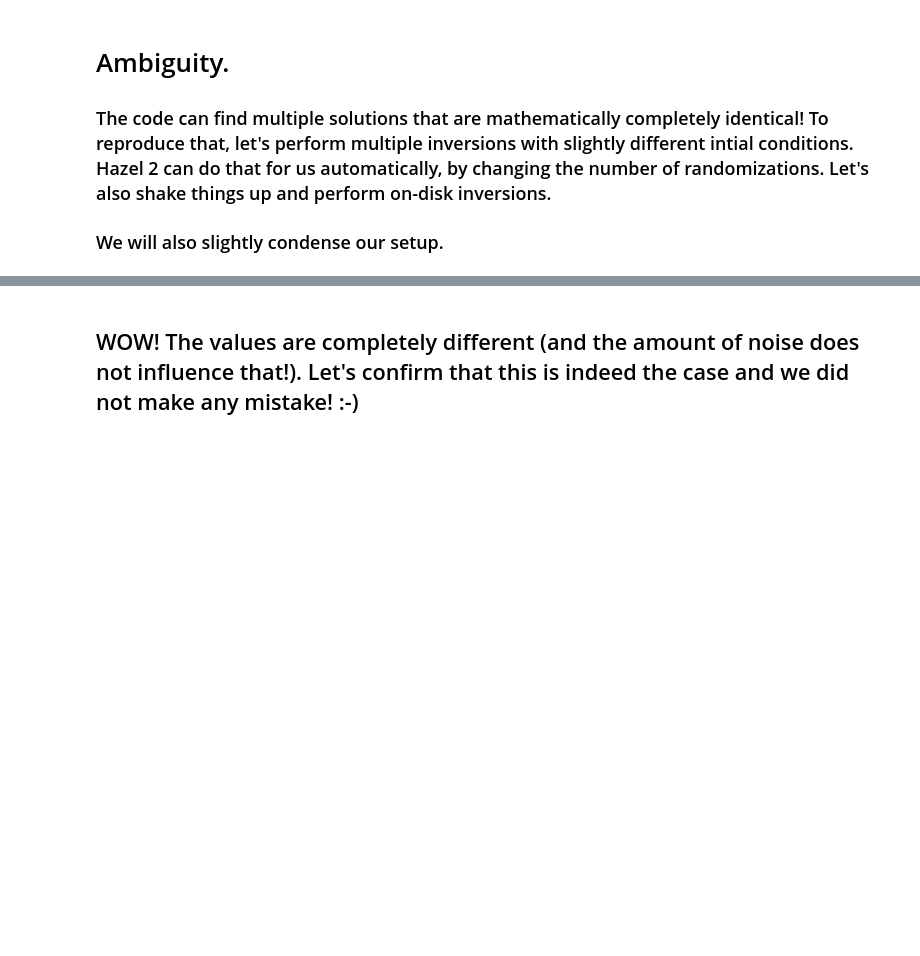
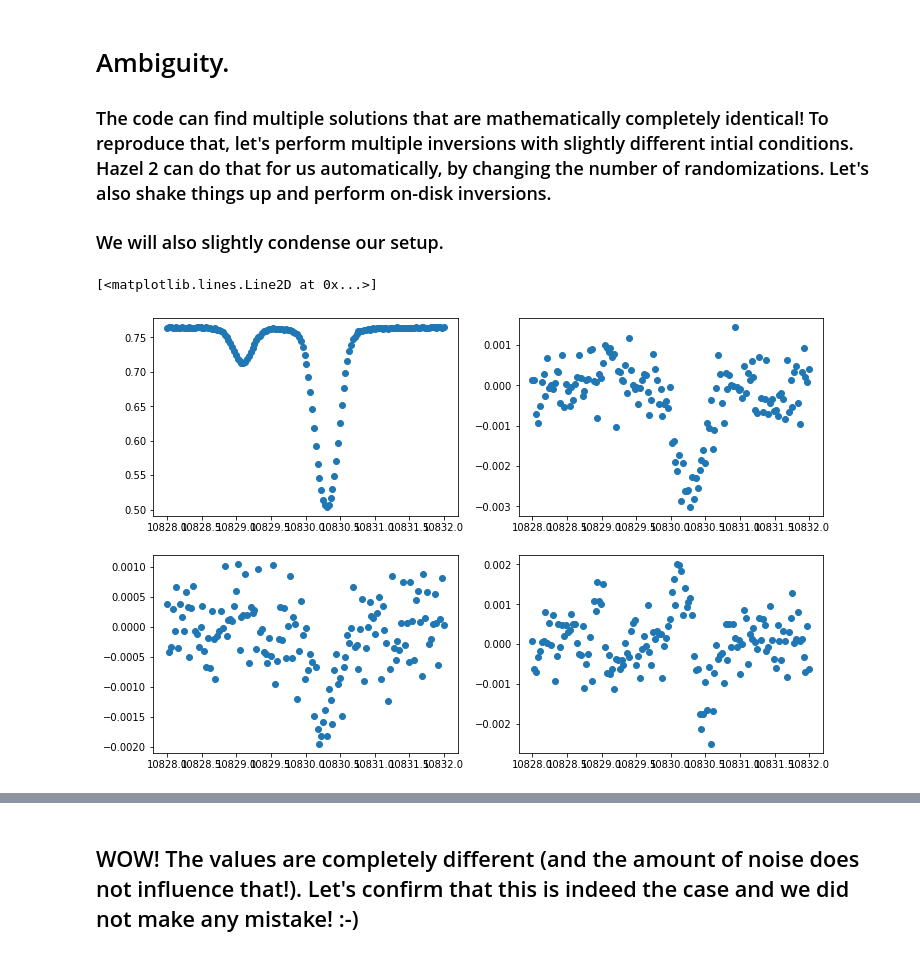
Before and after one commit to ivanzmilic/dkist_workshop_5, a Jupyter notebook: test_inversion.ipynb, the cells around one changed output, grey strips where cells are left out. Saved outputs shown, nothing was run; the diff lists cells and outputs as text; code cells hidden in the pictures; blank space fills up the shorter version.

Commit message:
"Pseudo final" version of test_inversion notebook
TODO: add sketches and S calculation to slab model notebook

```diff
--- a/test_inversion.ipynb
+++ b/test_inversion.ipynb
@@ -334,7 +342,7 @@ f.close()
 # %%
 # We will do it as similarly to the parallel version as possible, so that later we got to change minimal amount of things.
 iterator = hazel.Iterator(use_mpi=False)
-mod = hazel.Model('conf_test.ini', working_mode='inversion', verbose=1, rank=iterator.get_rank(), randomization=1)
+mod = hazel.Model('conf_test.ini', working_mode='inversion', verbose=3, rank=iterator.get_rank(), randomization=1)
 iterator.use_model(model=mod)
 iterator.run_all_pixels()
 # %% [output]
@@ -429,34 +437,38 @@ a=  0.006440212053001567 Original =  0.01
 # %%
 del(mod)
 mod = hazel.Model(working_mode='synthesis')
 mod.add_spectral({'Name': 'spec1', 'Wavelength': [10828, 10832, 150], 'topology': 'ch1',
     'LOS': [70.0,0.0,0.0], 'Boundary condition': [1.0,0.0,0.0,0.0]})
 mod.add_chromosphere({'Name': 'ch1', 'Spectral region': 'spec1', 'Height': 15.0, 'Line': '10830', 'Wavelength': [10828, 10832]})
 mod.setup()
-# Vector of parameters are (Bx,By,Bztau,v,deltav,beta,a) and then the ff
+# Vector of parameters are (Bx,By,Bz,tau,v,deltav,beta,a) and then the ff
 params_original = [20.0,50.0,20.0,1.0,0.0,5.0,1.0,0.1]
 mod.atmospheres['ch1'].set_parameters(params_original,1.0)
 mod.synthesize()
 
 # This is where the wavelength hides
 ll = mod.spectrum['spec1'].wavelength_axis
 n_wvl = len(ll)
 
 # Generate random noise of a given amplitude.
-noise_lvl = 2E-8
+noise_lvl = 5E-4
 random_noise = np.random.normal(0,noise_lvl,4*150)
 random_noise = random_noise.reshape(4,150)
-mod.spectrum['spec1'].stokes += random_noise
+
+mod.spectrum['spec1'].stokes += random_noise # condensed the addition of noise in 1 line
 
 plt.figure(figsize=[12,8])
 plt.subplot(221)
 plt.plot(ll,mod.spectrum['spec1'].stokes[0,:],'o')
 plt.subplot(222)
 plt.plot(ll,mod.spectrum['spec1'].stokes[1,:],'o')
 plt.subplot(223)
 plt.plot(ll,mod.spectrum['spec1'].stokes[2,:],'o')
 plt.subplot(224)
 plt.plot(ll,mod.spectrum['spec1'].stokes[3,:],'o')
+# %% [output]
+[<matplotlib.lines.Line2D at 0x...>]
+[figure, added]
 # %%
 # First the wavelength axis
 np.savetxt('10830_test.wavelength', ll, header='lambda')
```
Also changed, not shown: parts of 27 cells of this notebook, 2 other files.
